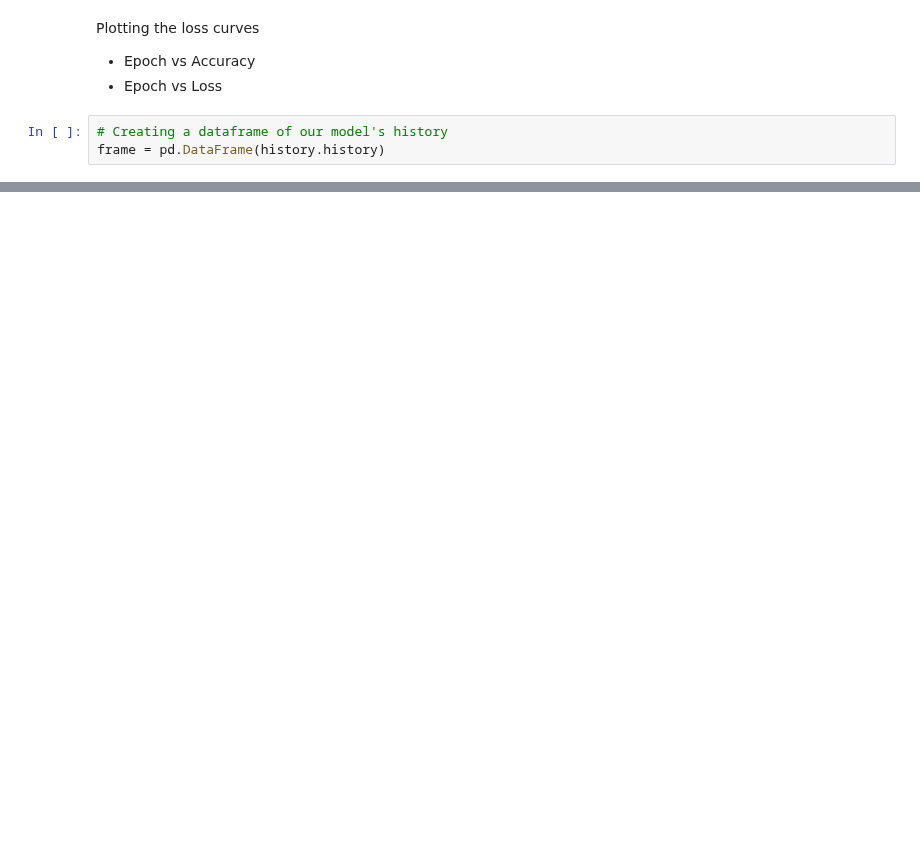
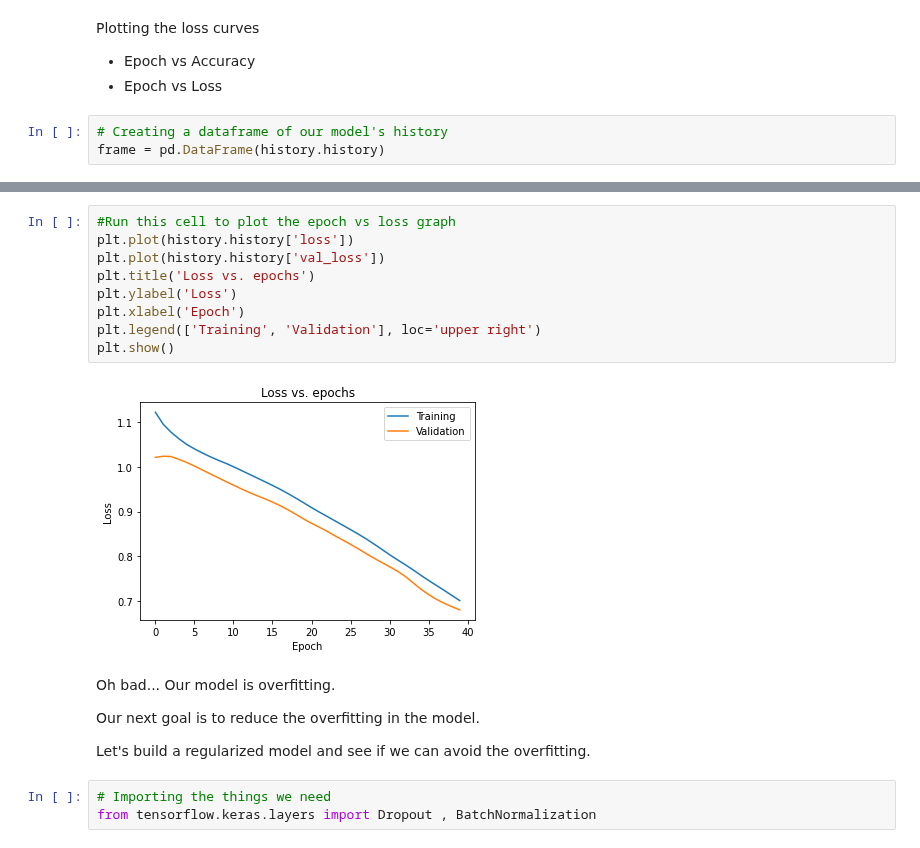
Before and after one commit to ashikshafi08/Learning_Tensorflow, a Jupyter notebook: Other Courses/Assignments/Programming_Assigment_C1.ipynb, the cells around one changed output, grey strips where cells are left out. Cells and saved outputs as stored; diff of their text form; blank space fills up the shorter version.

```diff
--- a/Other Courses/Assignments/Programming_Assigment_C1.ipynb
+++ b/Other Courses/Assignments/Programming_Assigment_C1.ipynb
@@ -217,0 +396,20 @@ Now we could see two added components `val_loss` and `val_accuracy` which was ca
+# %%
+#Run this cell to plot the epoch vs loss graph
+plt.plot(history.history['loss'])
+plt.plot(history.history['val_loss'])
+plt.title('Loss vs. epochs')
+plt.ylabel('Loss')
+plt.xlabel('Epoch')
+plt.legend(['Training', 'Validation'], loc='upper right')
+plt.show()
+# %% [output]
+[figure, added]
+# %% [markdown]
+Oh bad... Our model is overfitting.
+
+Our next goal is to reduce the overfitting in the model.
+
+Let's build a regularized model and see if we can avoid the overfitting.
+# %%
+# Importing the things we need
+from tensorflow.keras.layers import Dropout , BatchNormalization
```
Also changed, not shown: parts of 46 cells of this notebook.
